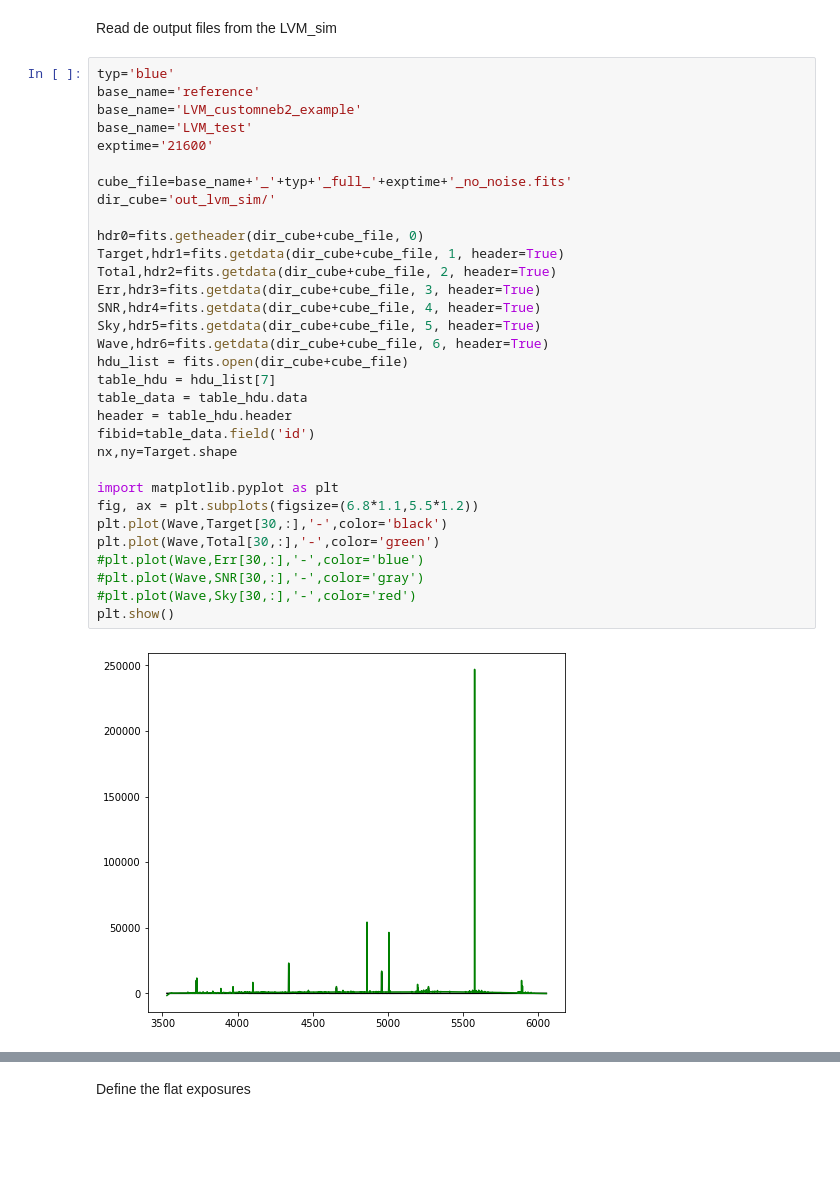
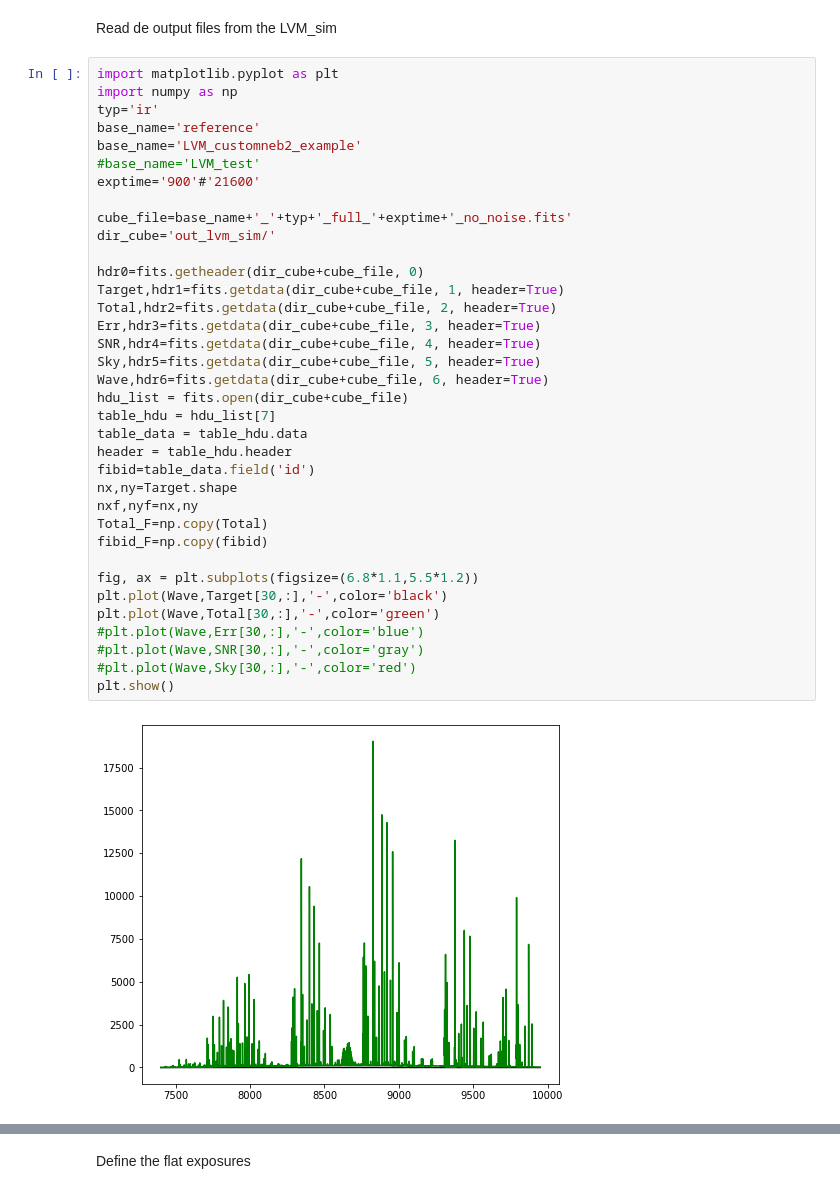
Before and after one commit to hjibarram/LVM_2D, a Jupyter notebook: Example.ipynb, the cells around one changed output, grey strips where cells are left out. Drawn from its saved outputs; the diff is of its cells as text; blank space fills up the shorter version.

```diff
--- a/Example.ipynb
+++ b/Example.ipynb
@@ -22,36 +22,40 @@ twodlvm.get_focus(dir1='libs/',name='focus_lvm_ir3',dsx=1.1,dsy=0.8,rho=0.5,vt1=
 # %% [markdown]
 Read de output files from the LVM_sim
 # %%
-typ='blue'
+import matplotlib.pyplot as plt
+import numpy as np
+typ='ir'
 base_name='reference'
 base_name='LVM_customneb2_example'
-base_name='LVM_test'
-exptime='21600'
+#base_name='LVM_test'
+exptime='900'#'21600'
 
 cube_file=base_name+'_'+typ+'_full_'+exptime+'_no_noise.fits'
 dir_cube='out_lvm_sim/'
 
 hdr0=fits.getheader(dir_cube+cube_file, 0)
 Target,hdr1=fits.getdata(dir_cube+cube_file, 1, header=True)
 Total,hdr2=fits.getdata(dir_cube+cube_file, 2, header=True)
 Err,hdr3=fits.getdata(dir_cube+cube_file, 3, header=True)
 SNR,hdr4=fits.getdata(dir_cube+cube_file, 4, header=True)
 Sky,hdr5=fits.getdata(dir_cube+cube_file, 5, header=True)
 Wave,hdr6=fits.getdata(dir_cube+cube_file, 6, header=True)
 hdu_list = fits.open(dir_cube+cube_file)
 table_hdu = hdu_list[7]
 table_data = table_hdu.data
 header = table_hdu.header
 fibid=table_data.field('id')
 nx,ny=Target.shape
+nxf,nyf=nx,ny
+Total_F=np.copy(Total)
+fibid_F=np.copy(fibid)
 
-import matplotlib.pyplot as plt
 fig, ax = plt.subplots(figsize=(6.8*1.1,5.5*1.2))
 plt.plot(Wave,Target[30,:],'-',color='black')
 plt.plot(Wave,Total[30,:],'-',color='green')
 #plt.plot(Wave,Err[30,:],'-',color='blue')
 #plt.plot(Wave,SNR[30,:],'-',color='gray')
 #plt.plot(Wave,Sky[30,:],'-',color='red')
 plt.show()
 # %% [output]
-[figure, old version]
+[figure, new version]
```
Also changed, not shown: parts of 7 cells of this notebook, 14 other files.
